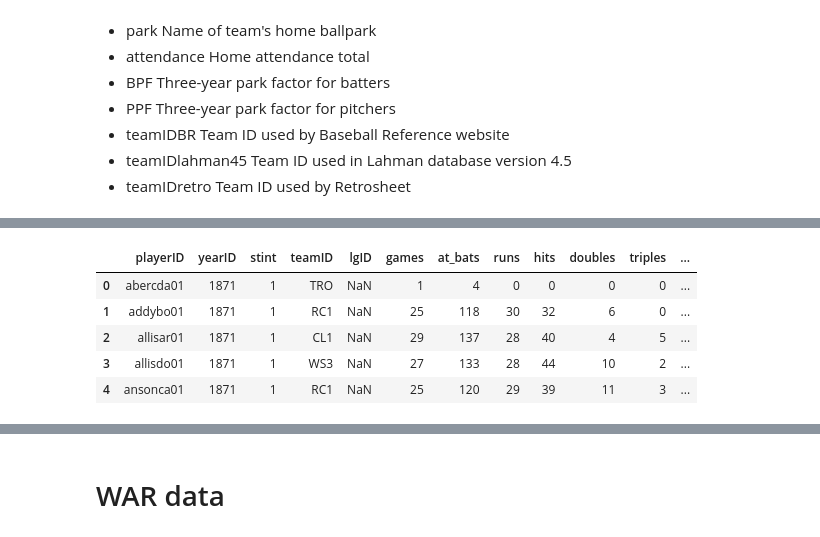
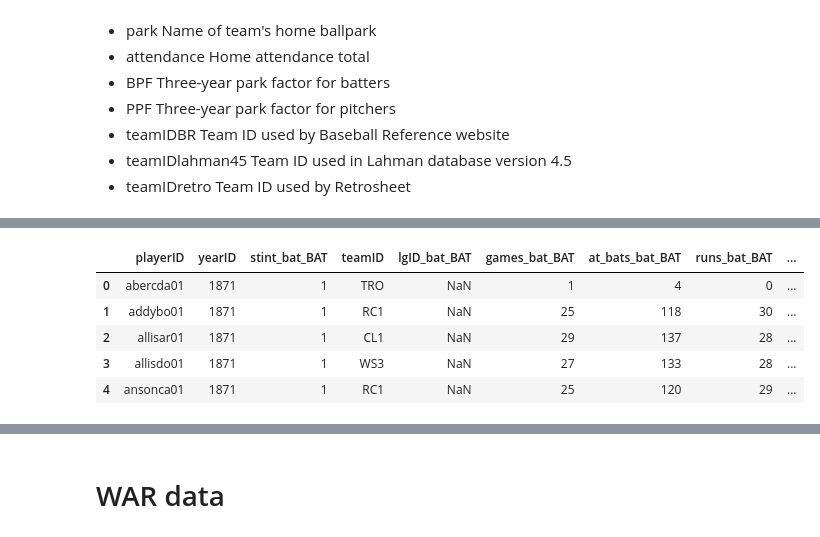
Before and after one commit to ghelms/MoneyBall-2.0, a Jupyter notebook: prep.ipynb, the cells around one changed output, grey strips where cells are left out. Drawn from its saved outputs; the diff is of its cells as text; code cells hidden in the pictures.

```diff
--- a/prep.ipynb
+++ b/prep.ipynb
@@ -75,0 +76,8 @@ pd.set_option('display.max_columns', None)
+# %%
+# People data
+awards = pd.read_csv("data/AwardsPlayers.csv")
+people = pd.read_csv("data/People.csv")
+batting = pd.read_csv("data/Batting.csv")
+pitching = pd.read_csv("data/Pitching.csv")
+salaries = pd.read_csv("data/Salaries.csv")
+teams = pd.read_csv("data/Teams.csv")
@@ -90,11 +144,13 @@ people.head()
 # %%
-# Rename columns
+### Batting ###
+# Rename columns with bat as suffix
 batting = batting.rename(columns={"G": "games", "AB": "at_bats", "R": "runs", "H": "hits", "2B": "doubles", "3B": "triples", "HR": "home_runs", "RBI": "runs_batted_in", "SB": "stolen_bases", "CS": "caught_stealing", "BB": "walks", "SO": "strikeouts", "IBB": "intentional_walks", "HBP": "hit_by_pitch", "SH": "sacrifice_hits", "SF": "sacrifice_flies", "GIDP": "grounded_into_double_play"})
+batting = batting.rename(columns=lambda x: x + "_BAT" if x not in ["playerID", "yearID", "teamID"] else x)
 batting.head()
 # %% [output]
-|  | playerID | yearID | stint | teamID | lgID | games | at_bats | runs | hits | doubles | triples | ... |
-| 0 | abercda01 | 1871 | 1 | TRO | NaN | 1 | 4 | 0 | 0 | 0 | 0 | ... |
-| 1 | addybo01 | 1871 | 1 | RC1 | NaN | 25 | 118 | 30 | 32 | 6 | 0 | ... |
-| 2 | allisar01 | 1871 | 1 | CL1 | NaN | 29 | 137 | 28 | 40 | 4 | 5 | ... |
-| 3 | allisdo01 | 1871 | 1 | WS3 | NaN | 27 | 133 | 28 | 44 | 10 | 2 | ... |
-| 4 | ansonca01 | 1871 | 1 | RC1 | NaN | 25 | 120 | 29 | 39 | 11 | 3 | ... |
+|  | playerID | yearID | stint_bat_BAT | teamID | lgID_bat_BAT | games_bat_BAT | at_bats_bat_BAT | runs_bat_BAT | ... |
+| 0 | abercda01 | 1871 | 1 | TRO | NaN | 1 | 4 | 0 | ... |
+| 1 | addybo01 | 1871 | 1 | RC1 | NaN | 25 | 118 | 30 | ... |
+| 2 | allisar01 | 1871 | 1 | CL1 | NaN | 29 | 137 | 28 | ... |
+| 3 | allisdo01 | 1871 | 1 | WS3 | NaN | 27 | 133 | 28 | ... |
+| 4 | ansonca01 | 1871 | 1 | RC1 | NaN | 25 | 120 | 29 | ... |
```
Also changed, not shown: parts of 18 cells of this notebook.
